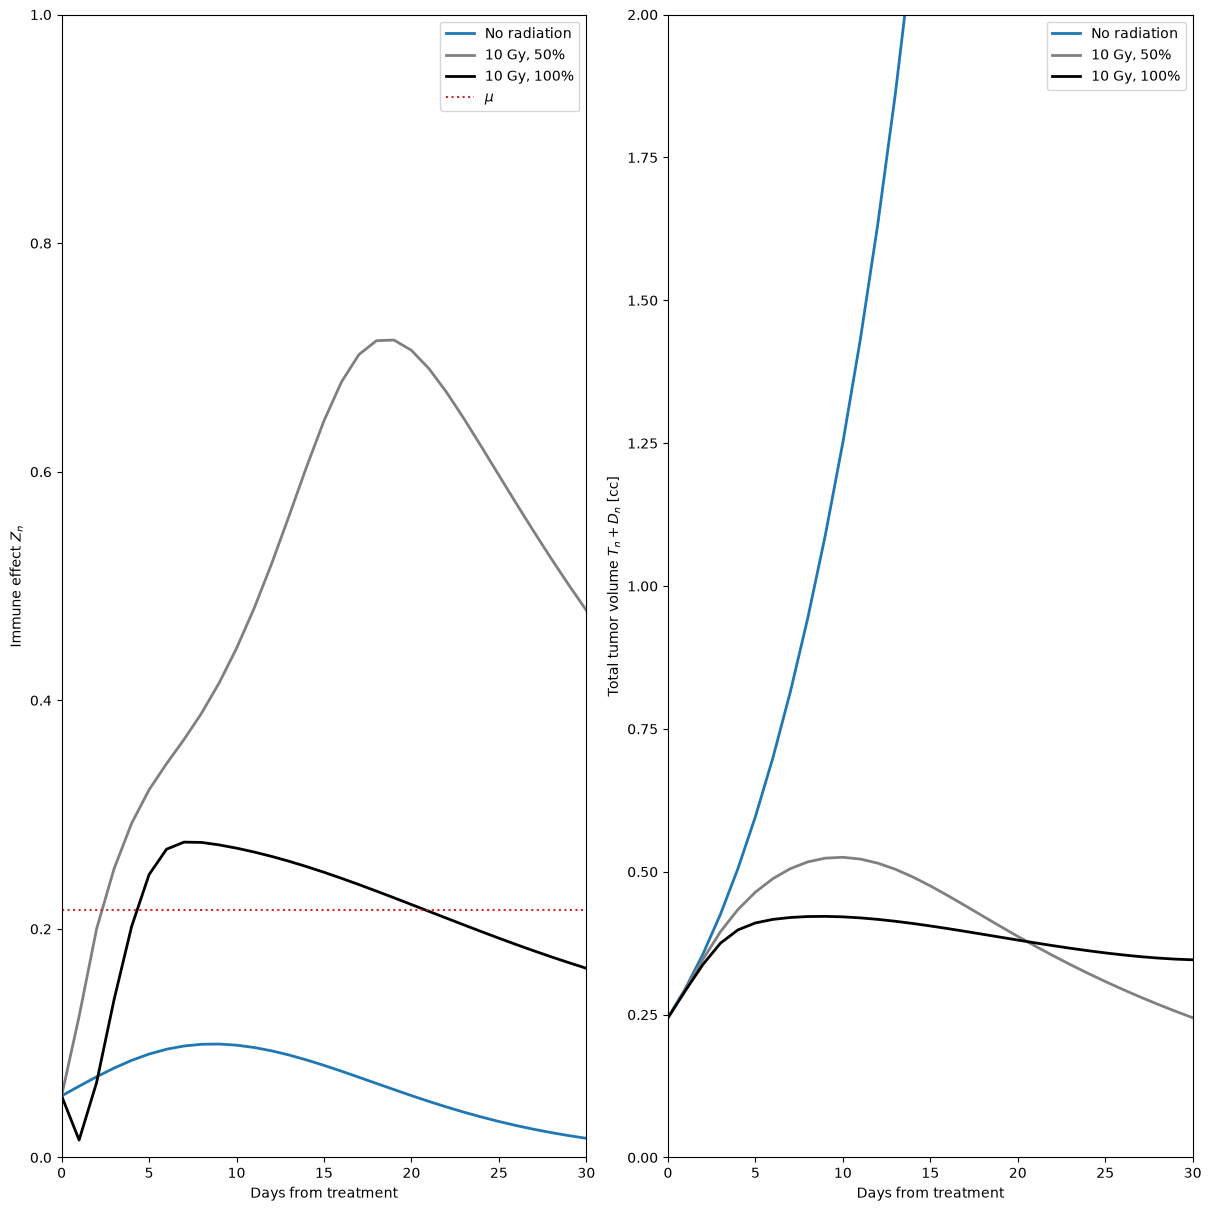
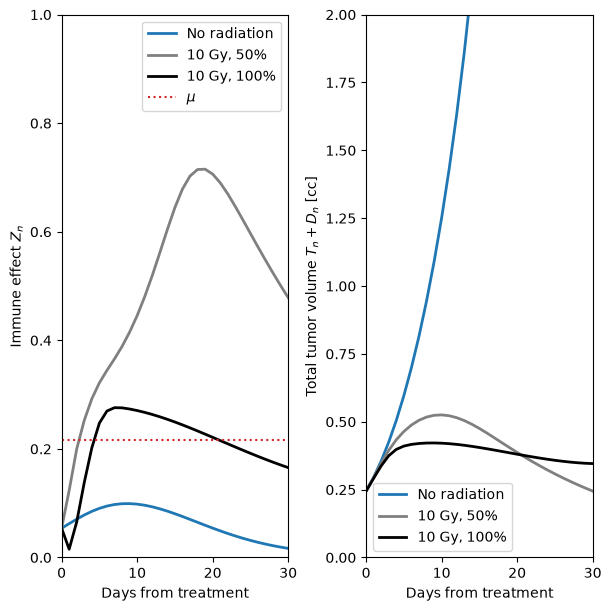
The notebook cell's code change between the first figure and the second:
--- before
+++ after
@@ -2,5 +2,5 @@
     1,
     2,
-    figsize=(12, 12),
+    figsize=(6, 6),
     constrained_layout=True,
 )

Commit: update .gitignore